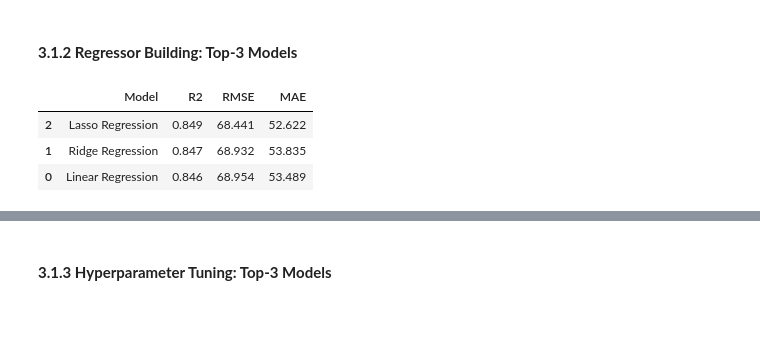
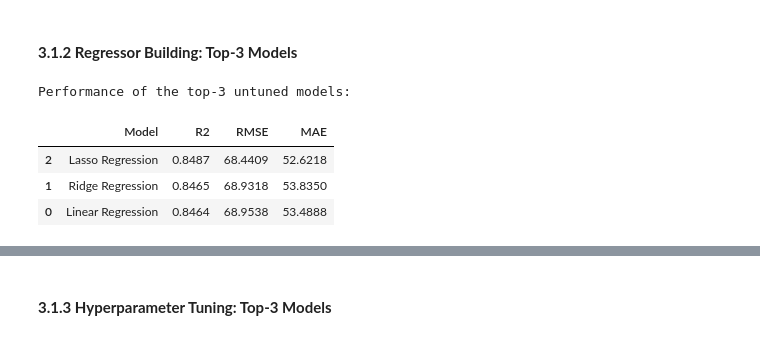
Before and after one commit to LingAdeu/dynamic-pricing-model, a Jupyter notebook: notebook/notebook.ipynb, the cells around one changed output, grey strips where cells are left out. Cells and saved outputs as stored; diff of their text form; code cells hidden in the pictures.

Commit message:
Adding markdown exp1 and perform exp2

```diff
--- a/notebook/notebook.ipynb
+++ b/notebook/notebook.ipynb
@@ -65,9 +65,8 @@ import time
 from sklearn.model_selection import KFold, cross_val_score
 from sklearn.pipeline import Pipeline
 from sklearn.compose import ColumnTransformer
-from sklearn.model_selection import StratifiedKFold
-from sklearn.model_selection import cross_validate
 import joblib
+pd.options.display.max_colwidth = 80
 # %% [markdown]
 ## **2 Data Understanding**
 In this section, my aim is to find out the overview of the data in terms of sanity. Each answer of the questions will provide an understanding what treatment I should give to the data to avoid introducing errors in the machine learning model's predictions. Not only model's predictions become biased or not trustworthy, but inferential statistical tests can also give an invalid conclusions.
@@ -519,31 +549,33 @@ y_pred_linear = reg_linear.predict(X_test)
 y_pred_ridge = reg_ridge.predict(X_test)
 y_pred_lasso = reg_lasso.predict(X_test)
 # %%
-# Evaluate metrics for Linear Regression
+# eval metrics for linear regression
 rmse_linear = mean_squared_error(y_test, y_pred_linear, squared=False)
 mae_linear = mean_absolute_error(y_test, y_pred_linear)
 r2_linear = r2_score(y_test, y_pred_linear)
 
-# Evaluate metrics for Ridge Regression
+# eval metrics for ridge regression
 rmse_ridge = mean_squared_error(y_test, y_pred_ridge, squared=False)
 mae_ridge = mean_absolute_error(y_test, y_pred_ridge)
 r2_ridge = r2_score(y_test, y_pred_ridge)
 
 # Evaluate metrics for Lasso Regression
 rmse_lasso = mean_squared_error(y_test, y_pred_lasso, squared=False)
 mae_lasso = mean_absolute_error(y_test, y_pred_lasso)
 r2_lasso = r2_score(y_test, y_pred_lasso)
 
 exp1_untuned = pd.DataFrame({
     'Model': ['Linear Regression', 'Ridge Regression', 'Lasso Regression'],
     'R2': [r2_linear, r2_ridge, r2_lasso],
     'RMSE': [rmse_linear, rmse_ridge, rmse_lasso],
     'MAE': [mae_linear, mae_ridge, mae_lasso]
-})
+}).round(4)
 
-display(exp1_untuned.round(3).sort_values(by='R2', ascending=False))
+print('Performance of the top-3 untuned models:')
+display(exp1_untuned.sort_values(by='RMSE', ascending=True))
 # %% [output]
+Performance of the top-3 untuned models:
 |  | Model | R2 | RMSE | MAE |
-| 2 | Lasso Regression | 0.849 | 68.441 | 52.622 |
-| 1 | Ridge Regression | 0.847 | 68.932 | 53.835 |
-| 0 | Linear Regression | 0.846 | 68.954 | 53.489 |
+| 2 | Lasso Regression | 0.8487 | 68.4409 | 52.6218 |
+| 1 | Ridge Regression | 0.8465 | 68.9318 | 53.8350 |
+| 0 | Linear Regression | 0.8464 | 68.9538 | 53.4888 |
```
Also changed, not shown: parts of 40 cells of this notebook.
